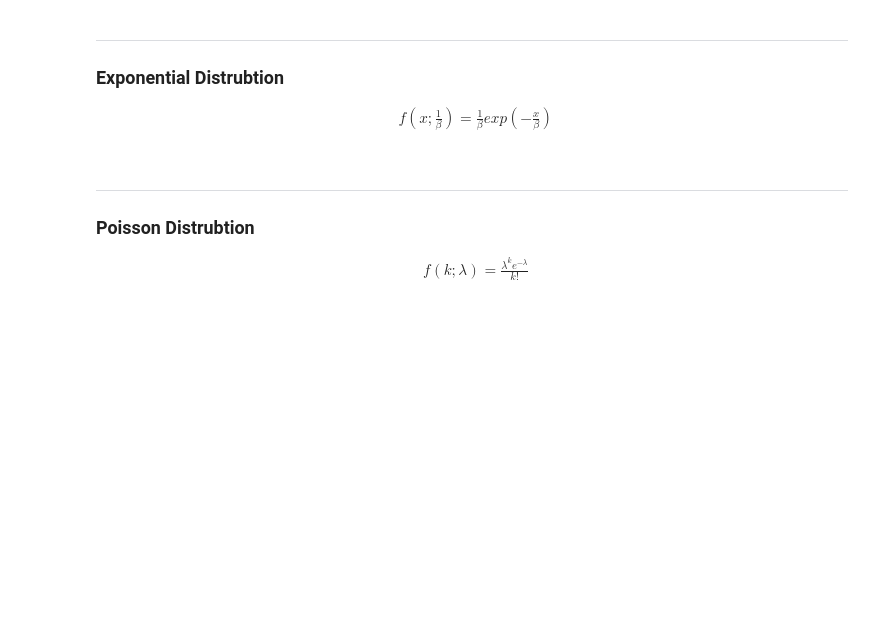
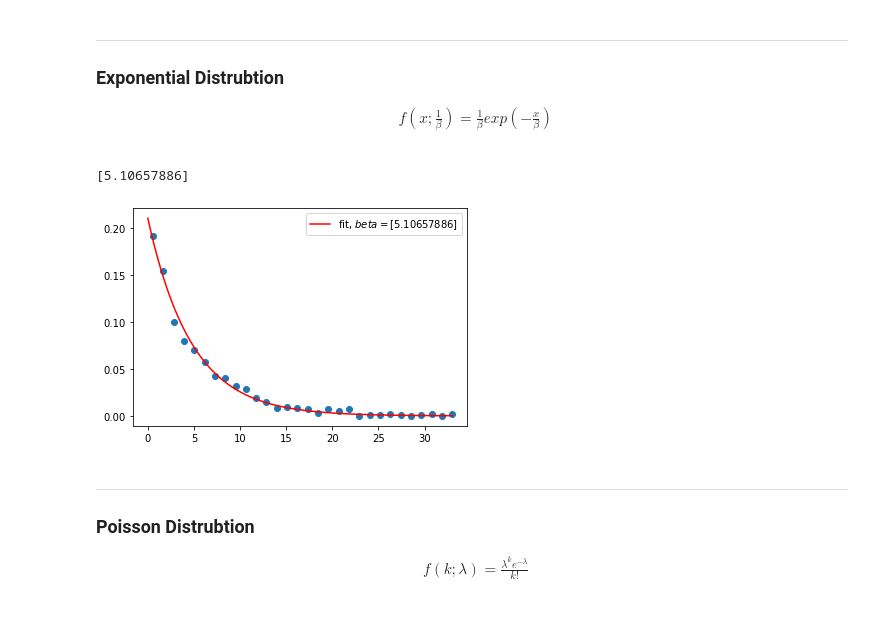
Before and after one commit to JackCaff/Prog-DA-Assignment, a Jupyter notebook: Assignment-2020 Programming for Data Analysis.ipynb, the cells around one changed output. Cells and saved outputs as stored; diff of their text form; code cells hidden in the pictures; blank space fills up the shorter version.

```diff
--- a/Assignment-2020 Programming for Data Analysis.ipynb
+++ b/Assignment-2020 Programming for Data Analysis.ipynb
@@ -151,6 +247,32 @@ The following are Permutation Functions are used by the numpy.random package:
 \begin{align}
 \ f(x;\frac{1}{\beta}) = \frac{1}{\beta}exp(-\frac{x}{\beta}) \\
 \end{align}
+# %%
+import numpy as np
+import matplotlib.pyplot as plt
+from scipy.optimize import curve_fit
+
+data = np.random.exponential(5, size=1000)
+
+hist,edges = np.histogram(data,bins="auto",density=True )
+
+x = edges[:-1]+np.diff(edges)/2.
+plt.scatter(x,hist)
+
+func = lambda x,beta: 1./beta*np.exp(-x/beta)
+
+pop, cov = curve_fit(f=func, xdata=x, ydata=hist)
+
+print(popt)
+
+xx = np.linspace(0, x.max(), 101)
+plt.plot(xx, func(xx,*pop), ls="-", color="r",
+         label="fit, $beta = ${}".format(popt))
+plt.legend()
+plt.show()
+# %% [output]
+[5.10657886]
+[figure, added]
 # %% [markdown]
 ***
 ### Poisson Distrubtion
```
Also changed, not shown: parts of 17 cells of this notebook.
